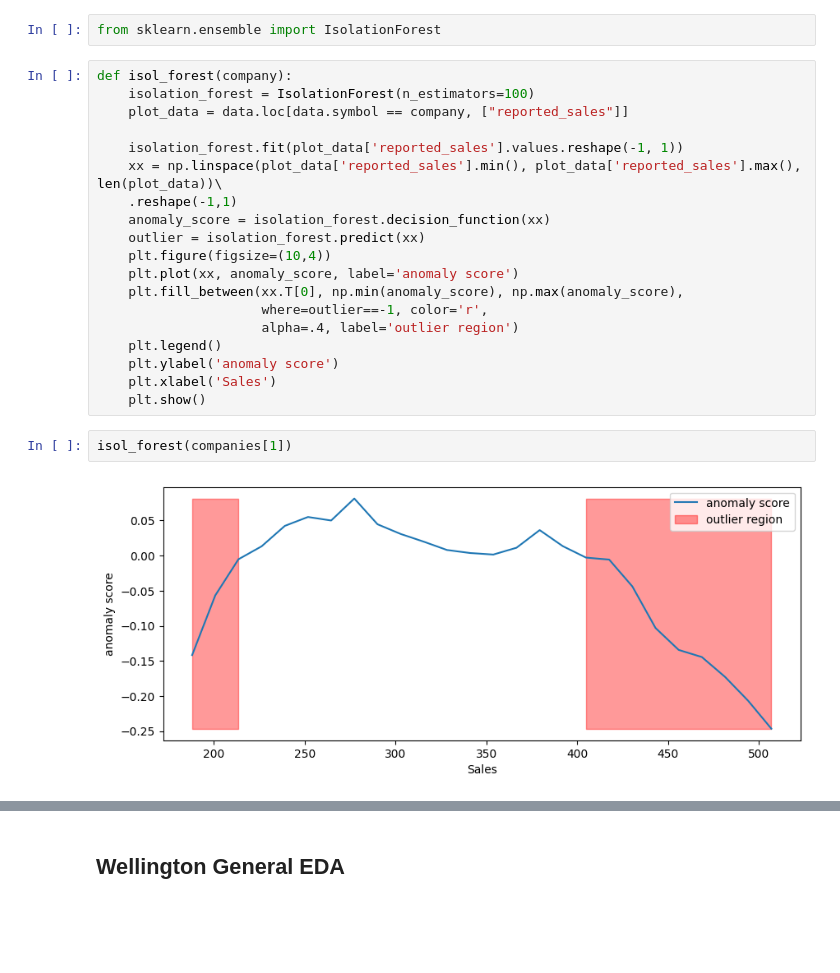
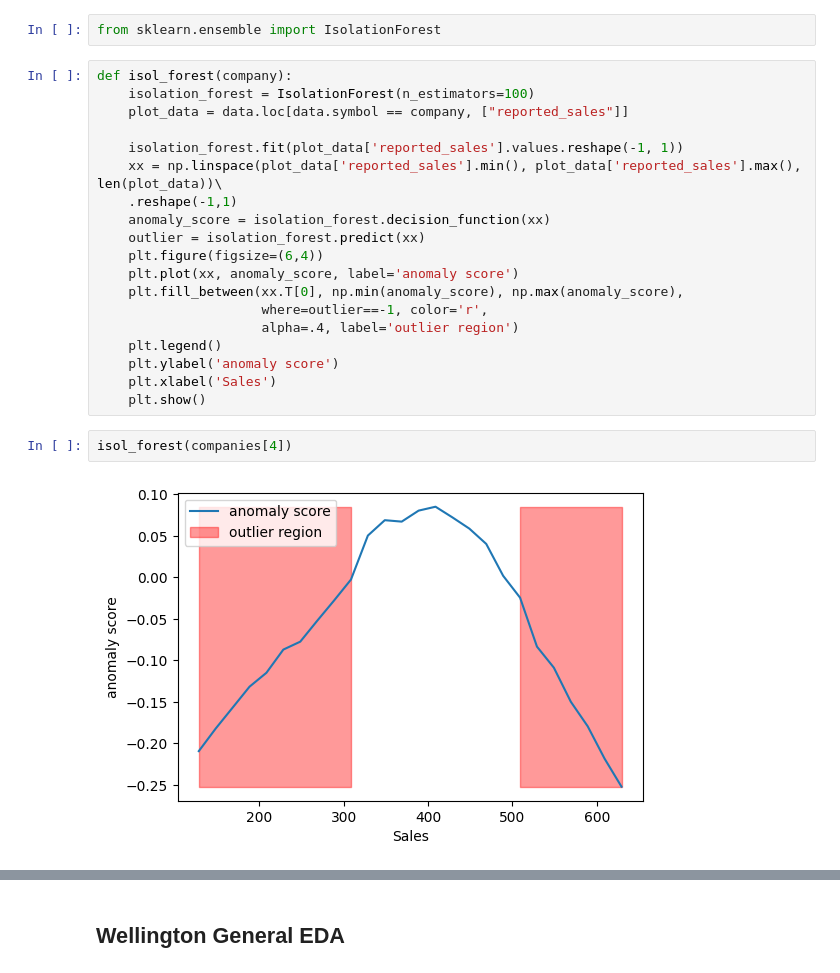
Before and after one commit to rohan-r-kulkarni/wellington_anomaly_detection, a Jupyter notebook: eda/sales_eda.ipynb, the cells around one changed output, grey strips where cells are left out. Drawn from its saved outputs; the diff is of its cells as text; blank space fills up the shorter version.

```diff
--- a/eda/sales_eda.ipynb
+++ b/eda/sales_eda.ipynb
@@ -176,7 +180,7 @@ def isol_forest(company):
     .reshape(-1,1)
     anomaly_score = isolation_forest.decision_function(xx)
     outlier = isolation_forest.predict(xx)
-    plt.figure(figsize=(10,4))
+    plt.figure(figsize=(6,4))
     plt.plot(xx, anomaly_score, label='anomaly score')
     plt.fill_between(xx.T[0], np.min(anomaly_score), np.max(anomaly_score),
                      where=outlier==-1, color='r',
@@ -186,6 +190,6 @@ def isol_forest(company):
     plt.xlabel('Sales')
     plt.show()
 # %%
-isol_forest(companies[1])
+isol_forest(companies[4])
 # %% [output]
-[figure, old version]
+[figure, new version]
```
Also changed, not shown: parts of 17 cells of this notebook.
